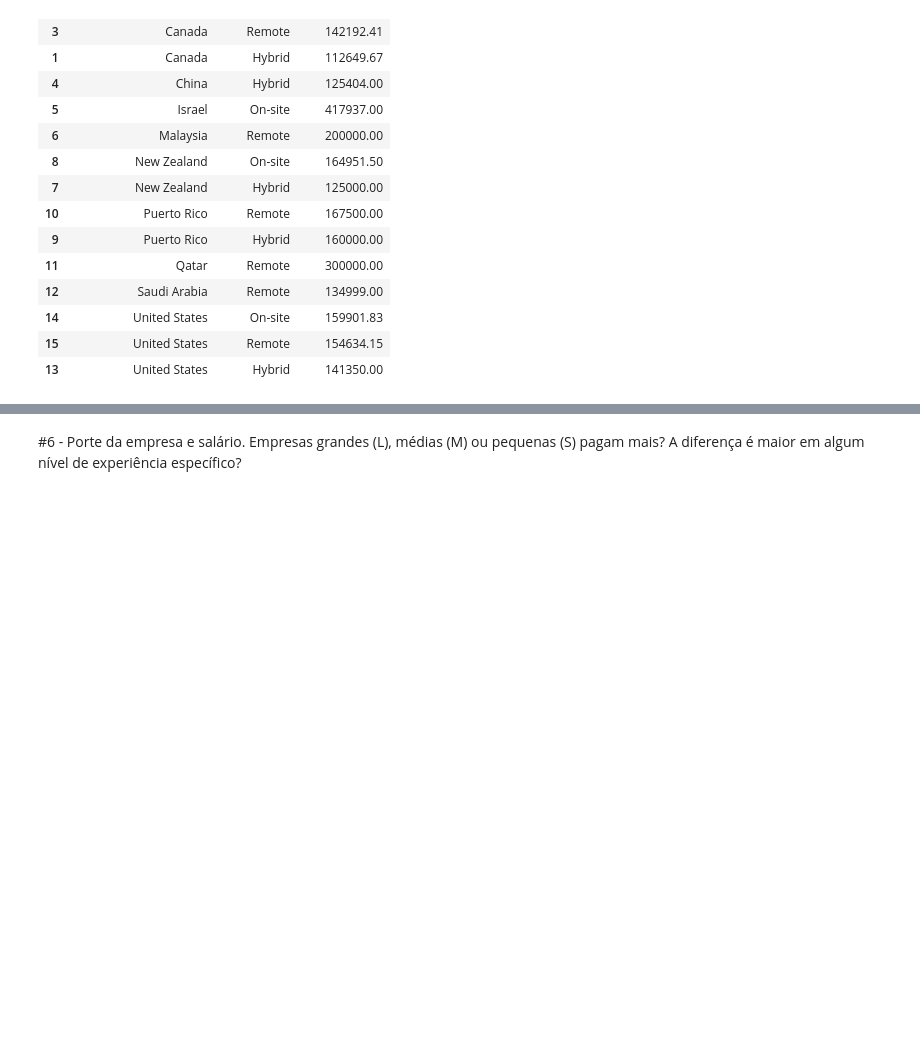
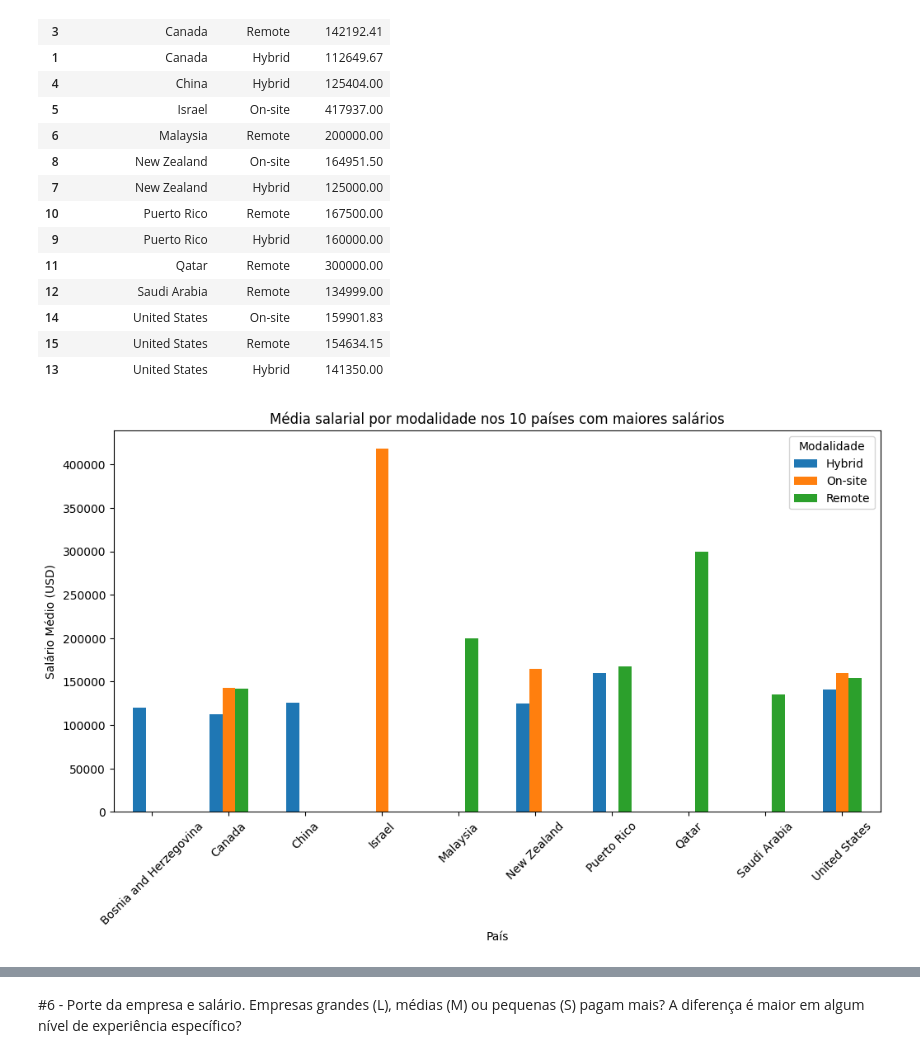
Before and after one commit to victorrp1502/grupo1_caixaverso, a Jupyter notebook: Marcos.ipynb, the cells around one changed output, grey strips where cells are left out. Drawn from its saved outputs; the diff is of its cells as text; code cells hidden in the pictures; blank space fills up the shorter version.

```diff
--- a/Marcos.ipynb
+++ b/Marcos.ipynb
@@ -94,3 +93,17 @@ media_salario_top10_por_modalidade(df)
 | 14 | United States | On-site | 159901.83 |
 | 15 | United States | Remote | 154634.15 |
 | 13 | United States | Hybrid | 141350.00 |
+# %%
+df_top10_modalidade = media_salario_top10_por_modalidade(df)
+
+pivot = df_top10_modalidade.pivot(index='País', columns='Modalidade', values='Salário Médio')
+
+pivot.plot(kind='bar', figsize=(12,6))
+plt.title('Média salarial por modalidade nos 10 países com maiores salários')
+plt.ylabel('Salário Médio (USD)')
+plt.xlabel('País')
+plt.xticks(rotation=45)
+plt.legend(title='Modalidade')
+plt.show()
+# %% [output]
+[figure, added]
```
Also changed, not shown: parts of 3 cells of this notebook.
